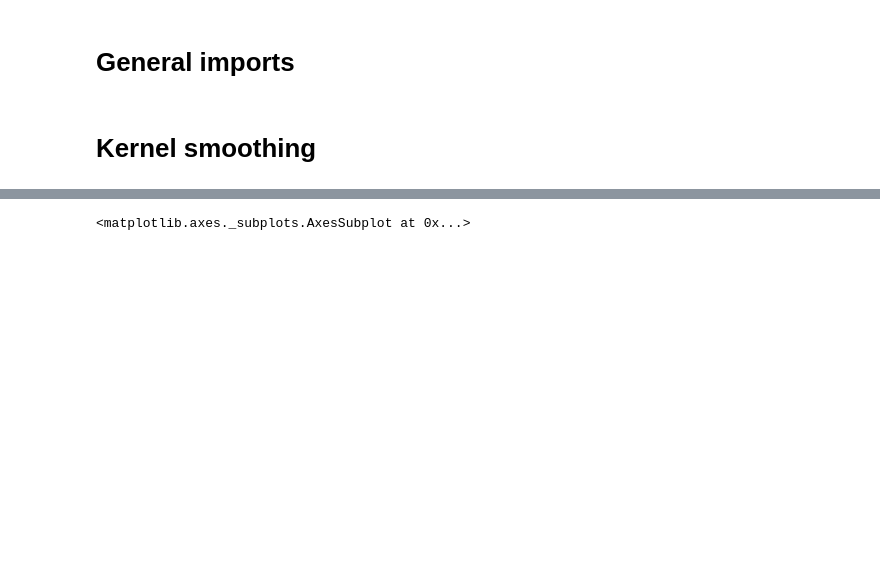
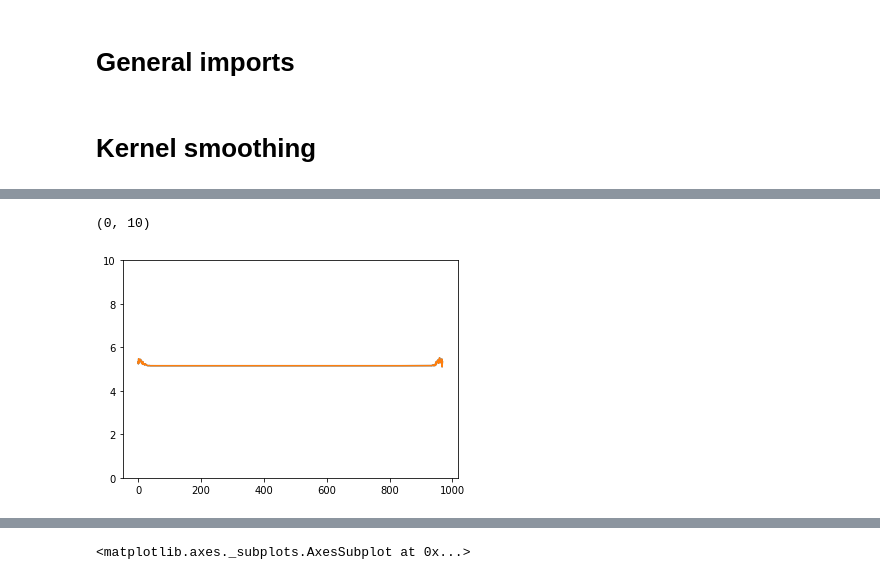
Before and after one commit to EstevaoUyra/spikelearn, a Jupyter notebook: notebooks/visualization/Preprocessing.ipynb, the cells around one changed output, grey strips where cells are left out. Cells and saved outputs as stored; diff of their text form; code cells hidden in the pictures; blank space fills up the shorter version.

```diff
--- a/notebooks/visualization/Preprocessing.ipynb
+++ b/notebooks/visualization/Preprocessing.ipynb
@@ -162 +162,8 @@ Wall time: 6.57 s
+# %%
+plt.plot(size[:,0,0]*.01)
+plt.plot(size[:,1,0]*.1)
+plt.ylim(0,10)
+# %% [output]
+(0, 10)
+[figure, added]
 # %%
```
Also changed, not shown: parts of 9 cells of this notebook, 4 other files.
